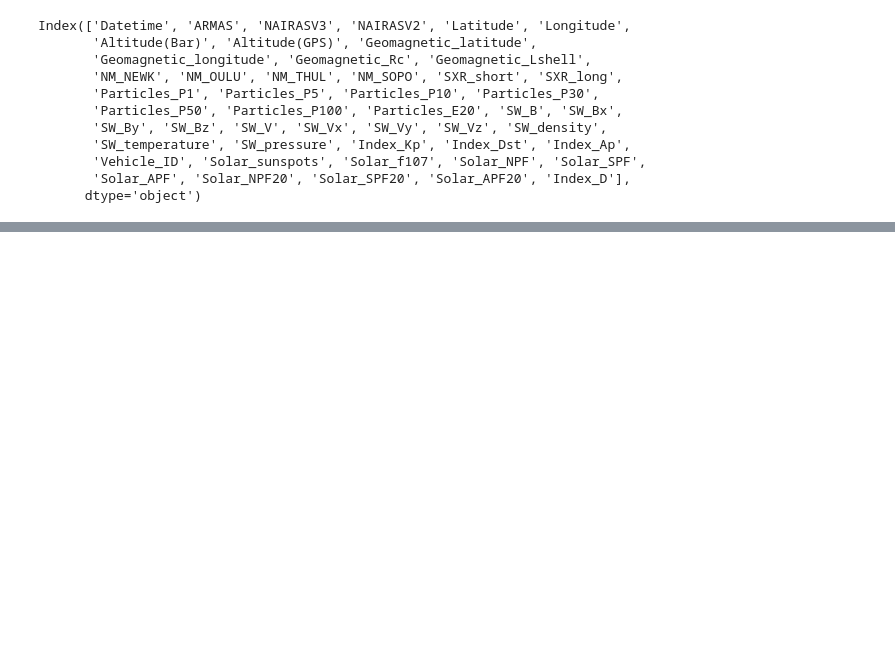
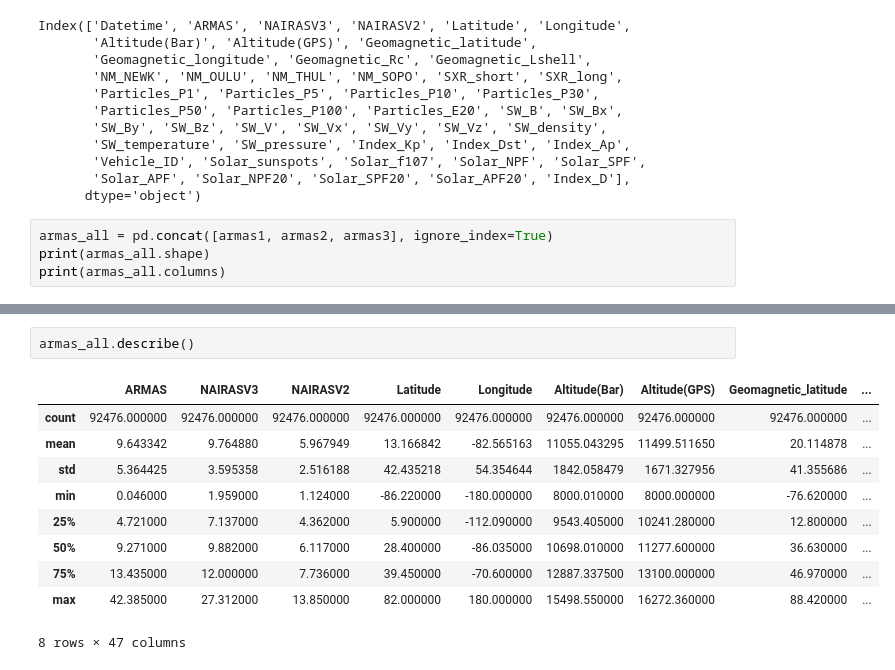
Before and after one commit to thesanjibkc/Project_ML_class, a Jupyter notebook: Notebooks/01_inspect_armas.ipynb, the cells around one changed output, grey strips where cells are left out. Cells and saved outputs as stored; diff of their text form; blank space fills up the shorter version.

```diff
--- a/Notebooks/01_inspect_armas.ipynb
+++ b/Notebooks/01_inspect_armas.ipynb
@@ -31,3 +32,7 @@ Index(['Datetime', 'ARMAS', 'NAIRASV3', 'NAIRASV2', 'Latitude', 'Longitude',
        'Vehicle_ID', 'Solar_sunspots', 'Solar_f107', 'Solar_NPF', 'Solar_SPF',
        'Solar_APF', 'Solar_NPF20', 'Solar_SPF20', 'Solar_APF20', 'Index_D'],
       dtype='object')
+# %%
+armas_all = pd.concat([armas1, armas2, armas3], ignore_index=True)
+print(armas_all.shape)
+print(armas_all.columns)
@@ -33,0 +52,13 @@ Index(['Datetime', 'ARMAS', 'NAIRASV3', 'NAIRASV2', 'Latitude', 'Longitude',
+# %%
+armas_all.describe()
+# %% [output]
+|  | ARMAS | NAIRASV3 | NAIRASV2 | Latitude | Longitude | Altitude(Bar) | Altitude(GPS) | Geomagnetic_latitude | ... |
+| count | 92476.000000 | 92476.000000 | 92476.000000 | 92476.000000 | 92476.000000 | 92476.000000 | 92476.000000 | 92476.000000 | ... |
+| mean | 9.643342 | 9.764880 | 5.967949 | 13.166842 | -82.565163 | 11055.043295 | 11499.511650 | 20.114878 | ... |
+| std | 5.364425 | 3.595358 | 2.516188 | 42.435218 | 54.354644 | 1842.058479 | 1671.327956 | 41.355686 | ... |
+| min | 0.046000 | 1.959000 | 1.124000 | -86.220000 | -180.000000 | 8000.010000 | 8000.000000 | -76.620000 | ... |
+| 25% | 4.721000 | 7.137000 | 4.362000 | 5.900000 | -112.090000 | 9543.405000 | 10241.280000 | 12.800000 | ... |
+| 50% | 9.271000 | 9.882000 | 6.117000 | 28.400000 | -86.035000 | 10698.010000 | 11277.600000 | 36.630000 | ... |
+| 75% | 13.435000 | 12.000000 | 7.736000 | 39.450000 | -70.600000 | 12887.337500 | 13100.000000 | 46.970000 | ... |
+| max | 42.385000 | 27.312000 | 13.850000 | 82.000000 | 180.000000 | 15498.550000 | 16272.360000 | 88.420000 | ... |
+8 rows × 47 columns
```
Also changed, not shown: parts of 18 cells of this notebook, 2 other files.
